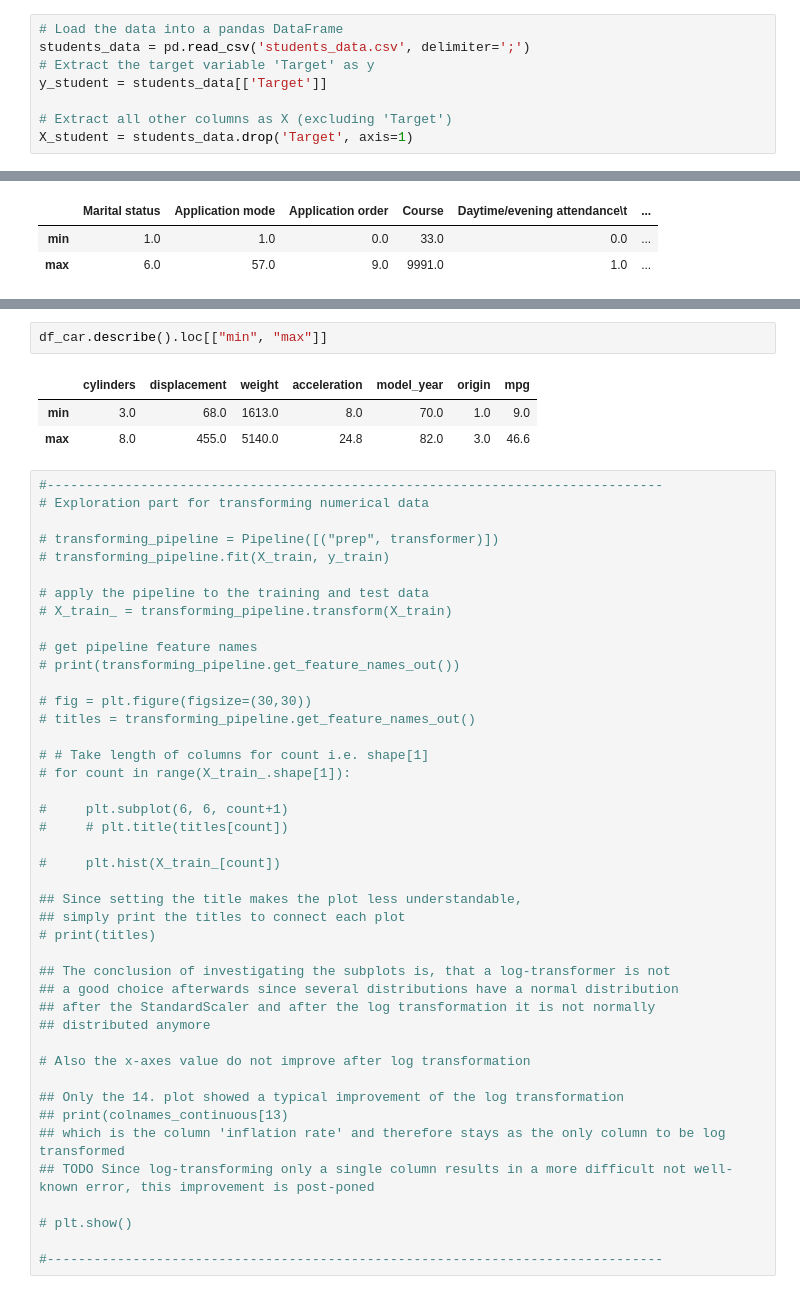
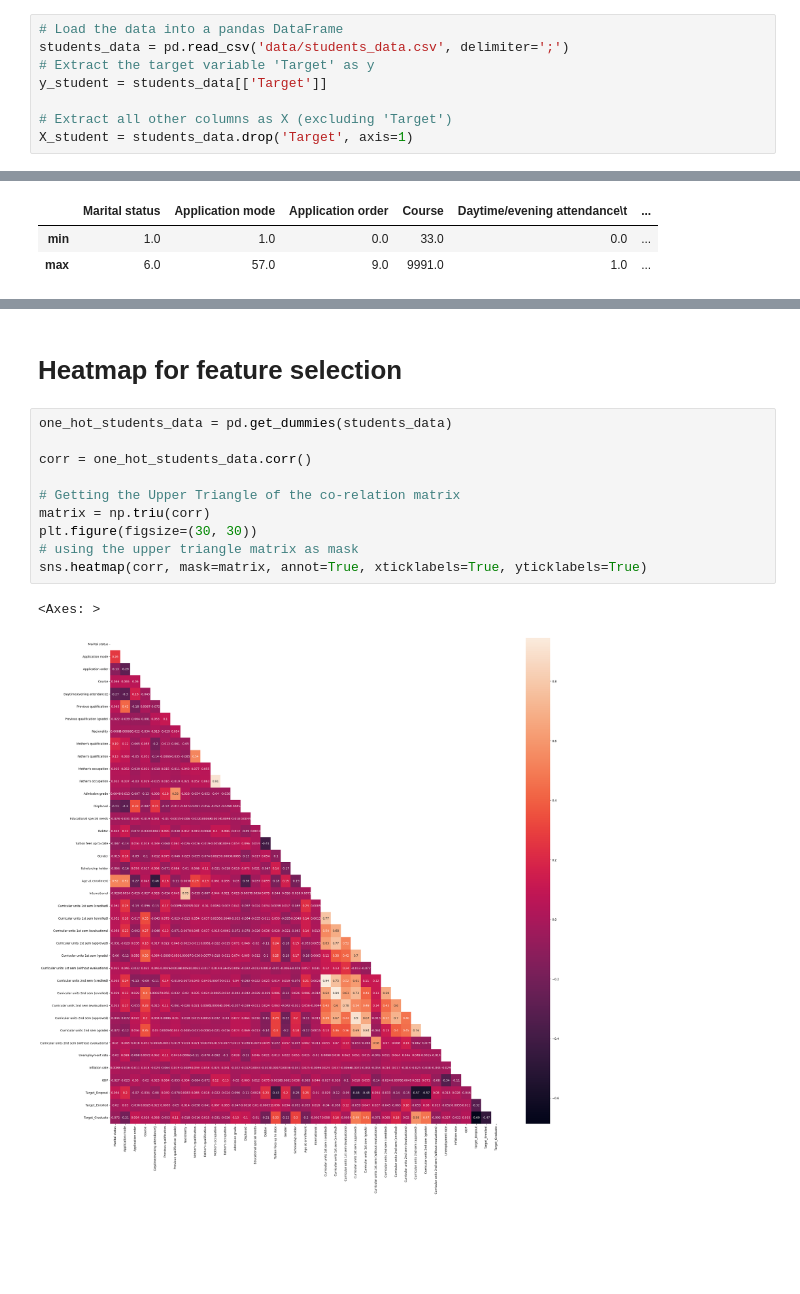
Before and after one commit to lebe1/MachineLearningCourse, a Jupyter notebook: Exercise1/explore_students.ipynb, the cells around one changed output, grey strips where cells are left out. Cells and saved outputs as stored; diff of their text form; blank space fills up the shorter version.

Commit message:
Finish students experiments

```diff
--- a/Exercise1/explore_students.ipynb
+++ b/Exercise1/explore_students.ipynb
@@ -9,7 +10,7 @@ pd.set_option('display.max_columns', None)
 ## Student dataset
 # %%
 # Load the data into a pandas DataFrame
-students_data = pd.read_csv('students_data.csv', delimiter=';')
+students_data = pd.read_csv('data/students_data.csv', delimiter=';')
 # Extract the target variable 'Target' as y
 y_student = students_data[['Target']]
 
@@ -354,49 +219,15 @@ df_car
-# %%
-df_car.describe().loc[["min", "max"]]
-# %% [output]
-|  | cylinders | displacement | weight | acceleration | model_year | origin | mpg |
-| min | 3.0 | 68.0 | 1613.0 | 8.0 | 70.0 | 1.0 | 9.0 |
-| max | 8.0 | 455.0 | 5140.0 | 24.8 | 82.0 | 3.0 | 46.6 |
-# %%
-#-------------------------------------------------------------------------------
-# Exploration part for transforming numerical data
-
-# transforming_pipeline = Pipeline([("prep", transformer)])
-# transforming_pipeline.fit(X_train, y_train)
-
-# apply the pipeline to the training and test data
-# X_train_ = transforming_pipeline.transform(X_train)
-
-# get pipeline feature names
-# print(transforming_pipeline.get_feature_names_out())
-
-# fig = plt.figure(figsize=(30,30))
-# titles = transforming_pipeline.get_feature_names_out()
-
-# # Take length of columns for count i.e. shape[1]
-# for count in range(X_train_.shape[1]):
-
-#     plt.subplot(6, 6, count+1)
-#     # plt.title(titles[count])
-
-#     plt.hist(X_train_[count])
-
-## Since setting the title makes the plot less understandable,
-## simply print the titles to connect each plot
-# print(titles)
-
-## The conclusion of investigating the subplots is, that a log-transformer is not
-## a good choice afterwards since several distributions have a normal distribution
-## after the StandardScaler and after the log transformation it is not normally
-## distributed anymore
-
-# Also the x-axes value do not improve after log transformation
-
-## Only the 14. plot showed a typical improvement of the log transformation
-## print(colnames_continuous[13)
-## which is the column 'inflation rate' and therefore stays as the only column to be log transformed
-## TODO Since log-transforming only a single column results in a more difficult not well-known error, this improvement is post-poned
-
-# plt.show()
-
-#-------------------------------------------------------------------------------
+# %% [markdown]
+# Heatmap for feature selection
+# %%
+one_hot_students_data = pd.get_dummies(students_data)
+
+corr = one_hot_students_data.corr()
+
+# Getting the Upper Triangle of the co-relation matrix
+matrix = np.triu(corr)
+plt.figure(figsize=(30, 30))
+# using the upper triangle matrix as mask
+sns.heatmap(corr, mask=matrix, annot=True, xticklabels=True, yticklabels=True)
+# %% [output]
+<Axes: >
+[figure, added]
```
Also changed, not shown: parts of 21 cells of this notebook, 19 other files.
